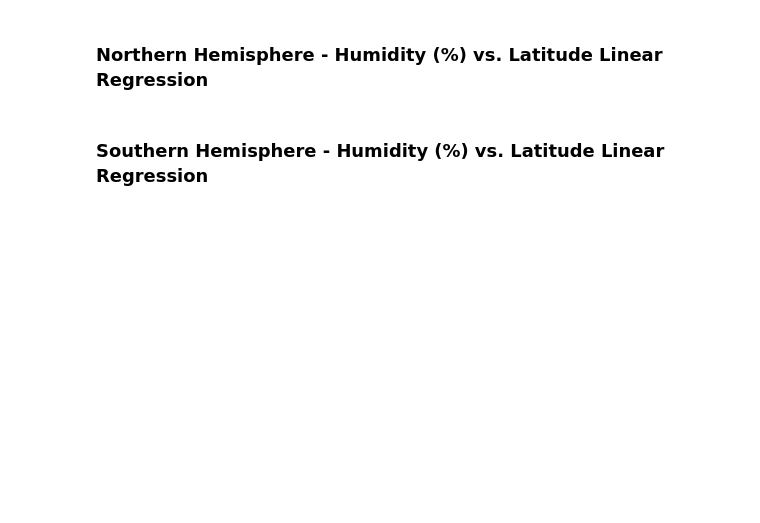
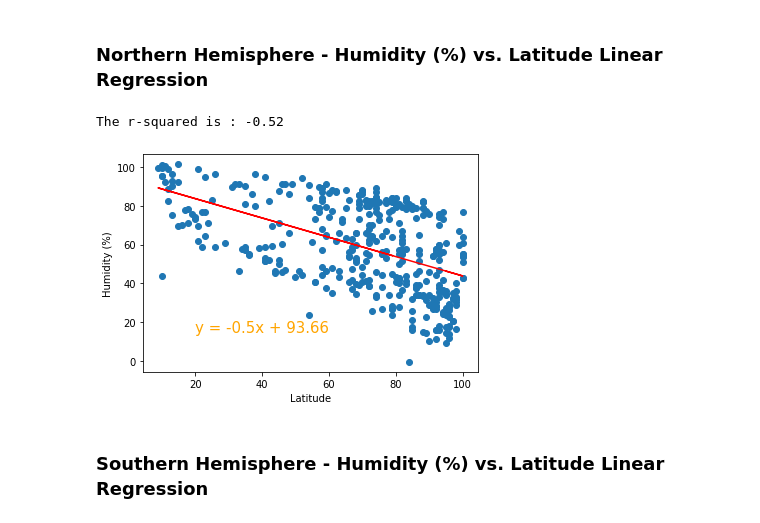
Before and after one commit to timsamson/Python_API_Challange, a Jupyter notebook: starter_code/WeatherPy.ipynb, the cells around one changed output. Saved outputs shown, nothing was run; the diff lists cells and outputs as text; code cells hidden in the pictures; blank space fills up the shorter version.

```diff
--- a/starter_code/WeatherPy.ipynb
+++ b/starter_code/WeatherPy.ipynb
@@ -230,4 +276,22 @@ TypeError: 'str' object is not callable
 # %% [markdown]
 ###  Northern Hemisphere - Humidity (%) vs. Latitude Linear Regression
+# %%
+#plot variable
+title_3 = "Northern Hemisphere - Humidity (%) vs. Latitude Regression"
+
+#use functions
+equation = linear_regression(north_hem["Humidity"],north_hem["Max Temp"])
+annotate(equation, 20, 15)
+
+#title and labels
+plt.title=(f"{title_3}")
+plt.xlabel("Latitude")
+plt.ylabel("Humidity (%)")
+
+# Save the figure
+plt.savefig(f"Images/{title_3}.png")
+# %% [output]
+The r-squared is : -0.52
+[figure, added]
 # %% [markdown]
 ###  Southern Hemisphere - Humidity (%) vs. Latitude Linear Regression
```
Also changed, not shown: parts of 16 cells of this notebook, 6 other files.
